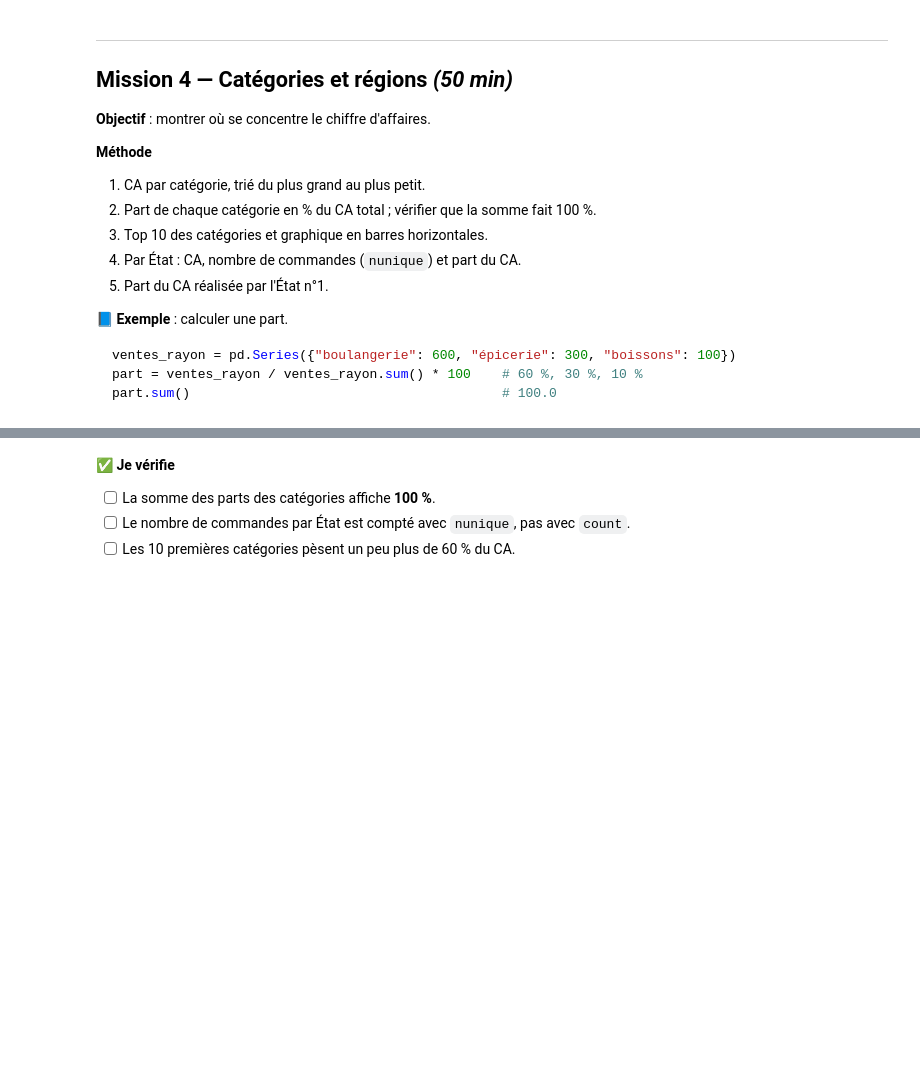
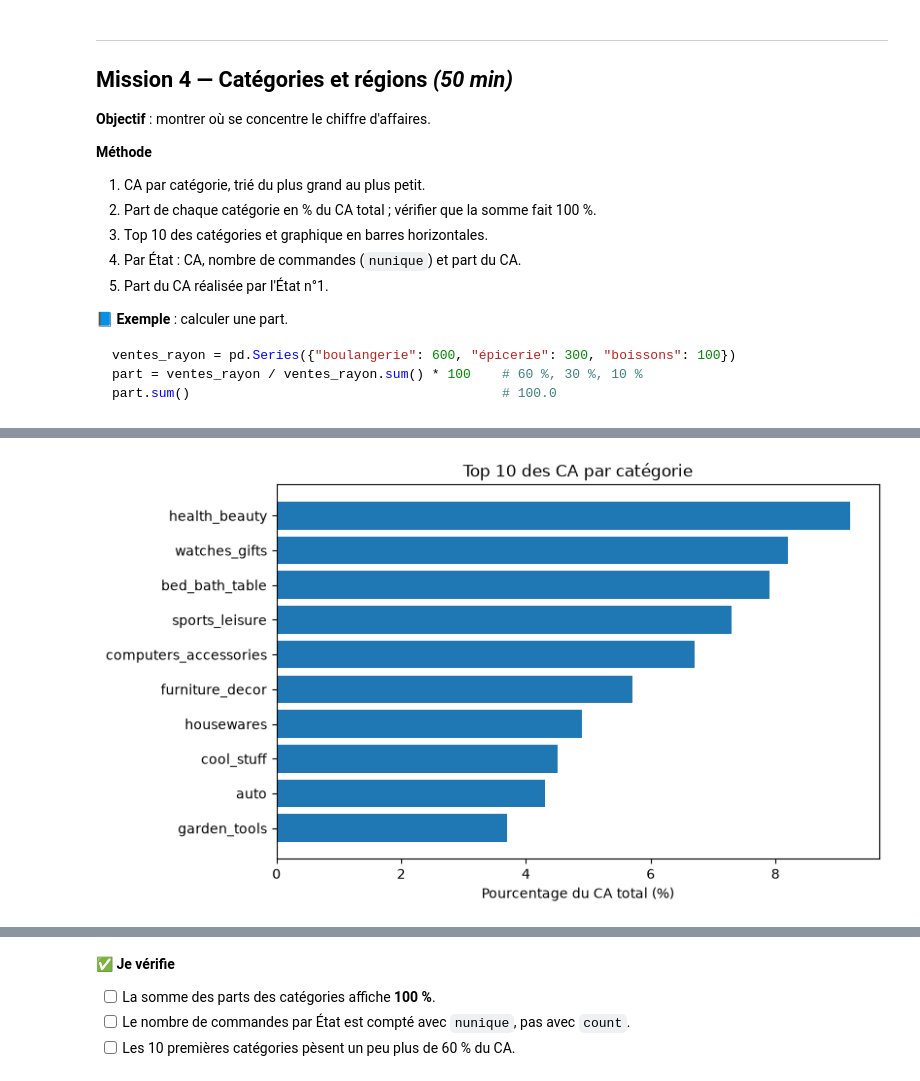
Before and after one commit to Franck-LF/Olist, a Jupyter notebook: 3_adapter_pandas_olist.ipynb, the cells around one changed output, grey strips where cells are left out. Saved outputs shown, nothing was run; the diff lists cells and outputs as text; code cells hidden in the pictures; blank space fills up the shorter version.

````diff
--- a/3_adapter_pandas_olist.ipynb
+++ b/3_adapter_pandas_olist.ipynb
@@ -207,8 +372,8 @@ res["rayon"] = res["rayon"].fillna("inconnu")    # P2 (rayon vide) et P9 (absent
 ```
 # %%
 # 2.1 — Commandes livrées et articles de référence
-livrees = commandes[...]
-articles_livres = articles[articles["order_id"].isin(...)]
+livrees = commandes[commandes.order_status == 'delivered']
+articles_livres = articles[articles["order_id"].isin(livrees.order_id)]
 
-print("Commandes livrées              :", len(livrees))
+print("Commandes livrées                :", len(livrees))
 print("Articles à retrouver dans ventes :", len(articles_livres))
@@ -344,9 +573,11 @@ part.sum()                                        # 100.0
 # %%
 # 4.1 — CA et part par catégorie
 ca_categorie = ventes.groupby("categorie")["montant"].sum().sort_values(ascending=False)
-part_categorie = ...
+part_categorie = 100 * (ca_categorie / ventes["montant"].sum()).round(3)
 
-print("Somme des parts :", round(part_categorie.sum(), 2), "%")
+print("Somme des parts :", round(part_categorie.sum(), 0), "%")
 top10 = pd.DataFrame({"ca": ca_categorie.head(10).round(0),
-                      "part_pct": part_categorie.head(10).round(1)})
+                      "part_pct": part_categorie.head(10).round(2)})
+
+print(f'Somme de 10 catégories du TOP10 : {top10.part_pct.sum():.2f} %')
 top10
@@ -353,12 +599,14 @@ top10
 # %%
 # 4.2 — Graphique du top 10
 # Objectif du graphique (C16) : …
 fig, ax = plt.subplots(figsize=(8, 5))
 ax.barh(top10.index, top10["part_pct"])
 ax.invert_yaxis()   # la première catégorie en haut
-ax.set_title(...)
-ax.set_xlabel(...)
+ax.set_title("Top 10 des CA par catégorie")
+ax.set_xlabel("Pourcentage du CA total (%)")
 plt.show()
+# %% [output]
+[figure, added]
 # %%
 # 4.3 — CA, commandes et part par État
 etats = ventes.groupby("customer_state").agg(
````
Also changed, not shown: parts of 35 cells of this notebook.
